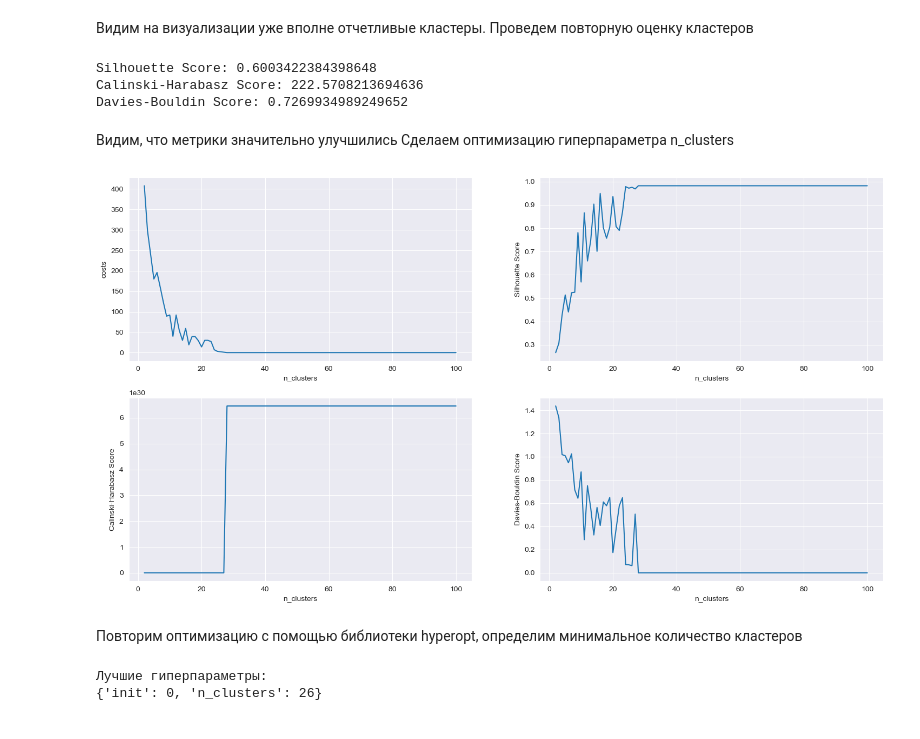
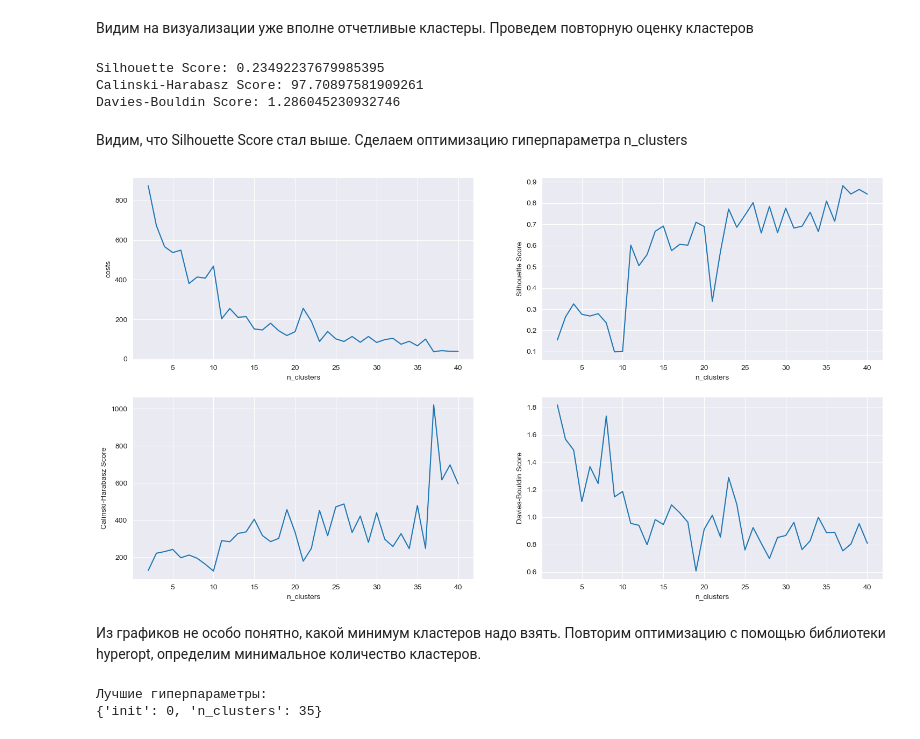
Before and after one commit to Patrick7777777/users_segmentation, a Jupyter notebook: main.ipynb, the cells around one changed output. Saved outputs shown, nothing was run; the diff lists cells and outputs as text; code cells hidden in the pictures.

```diff
--- a/main.ipynb
+++ b/main.ipynb
@@ -180,15 +186,22 @@ draw_clusters(df[cat_cols])
 Коэффициент Калински-Харабаза (Calinski-Harabasz Index): Этот индекс измеряет соотношение между внутрикластерной дисперсией и межклассовой дисперсией. Более высокие значения этого индекса указывают на более качественные кластеризации.
 Индекс Дэвиса-Боулдина (Davies-Bouldin Index): Он измеряет среднее отношение между внутрикластерными расстояниями и межкластерными расстояниями. Более низкие значения индекса указывают на лучшее качество кластеризации.
 # %%
+# Делаем функцию для подсчета метрик, в которой используем матрицу Говера. Матрица Говера - это мера сходства между объектами
+# (или строками) в данных, которая учитывает не только числовые, но и категориальные переменные. Она позволяет вычислить матрицы
+# расстояний между объектами с использованием различных типов данных.
+
 def scores_calc(dataframe, clrs, metric):
-    df_encoded = dataframe.apply(lambda x: x.astype('category').cat.codes)
-    distance_matrix = pairwise_distances(df_encoded, metric=metric)
-    shi = silhouette_score(distance_matrix, clrs, metric=metric)
-    chi = calinski_harabasz_score(distance_matrix, clrs)
-    dbi = davies_bouldin_score(distance_matrix, clrs)
+    gm = gower_matrix(dataframe)
+    shi = silhouette_score(gm, clrs, metric=metric)
+    chi = calinski_harabasz_score(gm, clrs)
+    dbi = davies_bouldin_score(gm, clrs)
     return shi, chi, dbi
 
-X = df[cat_cols].head(500)
+# Так как очень большой датасет, для экономии времени делаем выборку
+num_rows = 900
+X = df[cat_cols].head(num_rows)
+
+# Делаем KModes из коробки
 km = KModes(n_jobs=-1)
 clusters = km.fit_predict(X)
 scores = scores_calc(X, clusters, 'hamming')
@@ -225,4 +238,4 @@ importance_df
 # %%
-final_cat_cols = cat_cols.drop(['cls', 'period', 'weekdays'])
+final_cat_cols = cat_cols.drop(['period', 'weekdays'])
 draw_clusters(df[final_cat_cols])
 # %% [output]
@@ -230,43 +243,43 @@ draw_clusters(df[final_cat_cols])
 # %% [markdown]
 Видим на визуализации уже вполне отчетливые кластеры. Проведем повторную оценку кластеров
 # %%
-X = df[final_cat_cols].head(500)
+X = df[final_cat_cols].head(num_rows)
 km = KModes(n_jobs=-1)
 clusters = km.fit_predict(X)
 scores = scores_calc(X, clusters, 'hamming')
 print(f"Silhouette Score: {scores[0]} \nCalinski-Harabasz Score: {scores[1]}\nDavies-Bouldin Score: {scores[2]}")
 # %% [output]
-Silhouette Score: 0.6003422384398648
-Calinski-Harabasz Score: 222.5708213694636
-Davies-Bouldin Score: 0.7269934989249652
+Silhouette Score: 0.23492237679985395
+Calinski-Harabasz Score: 97.70897581909261
+Davies-Bouldin Score: 1.286045230932746
 # %% [markdown]
-Видим, что метрики значительно улучшились
+Видим, что Silhouette Score стал выше.
 Сделаем оптимизацию гиперпараметра n_clusters
 # %%
 n_clusters = []
 costs = []
 s_scores =  []
 ch_scores = []
 db_scores = []
-K = range(2, 101)
+K = range(2, 41)
 for k in K:
     km = KModes(n_clusters=k, init='Huang', n_init=2, verbose=0, random_state=42, n_jobs=-1)
     n_clusters.append(k)
     clusters = km.fit_predict(X)
     costs.append(km.cost_)
     metrics = scores_calc(X, clusters, 'hamming')
     s_scores.append(metrics[0])
     ch_scores.append(metrics[1])
     db_scores.append(metrics[2])
 
 train_results = pd.DataFrame({'n_clusters':n_clusters, 'costs': costs, 'Silhouette Score': s_scores, 'Calinski-Harabasz Score': ch_scores, 'Davies-Bouldin Score':db_scores})
 multiple_graphs(2, 'n_clusters', train_results)
 # %% [output]
-[figure, old version]
+[figure, new version]
 # %% [markdown]
-Повторим оптимизацию с помощью библиотеки hyperopt, определим минимальное количество кластеров
+Из графиков не особо понятно, какой минимум кластеров надо взять. Повторим оптимизацию с помощью библиотеки hyperopt, определим минимальное количество кластеров.
 # %%
-def objective(params):
+def objective_modes(params):
     n_clrs = int(params['n_clusters'])
     init = params['init']
     model = KModes(n_clusters=n_clrs, init=init, n_init=2, random_state=42)
@@ -286,17 +299,20 @@ def objective(params):
         'davies_bouldin' :dbi
     }
 space = {
-    'n_clusters': hp.choice('n_clusters', range(2, 100)),
+    'n_clusters': hp.choice('n_clusters', range(2, 40)),
     'init': hp.choice('init', ['Huang', 'Cao']),
 }
 
 trials = Trials()
-best = fmin(fn=objective, space=space, algo=tpe.suggest, max_evals=100, trials=trials)
+best = fmin(fn=objective_modes, space=space, algo=tpe.suggest, max_evals=40, trials=trials)
 
 print(f"Лучшие гиперпараметры:\n{best}")
+
+# Пишем минимум кластеров в переменную
+n_kmodes = best['n_clusters']
 # %% [output]
 Лучшие гиперпараметры:
-{'init': 0, 'n_clusters': 26}
+{'init': 0, 'n_clusters': 35}
 # %%
 multiple_graphs(2, 'n_clusters', pd.DataFrame(trials.results).sort_values('loss').drop(['status', 'loss'], axis=1))
 # %% [output]
```
Also changed, not shown: parts of 39 cells of this notebook, 2 other files.
